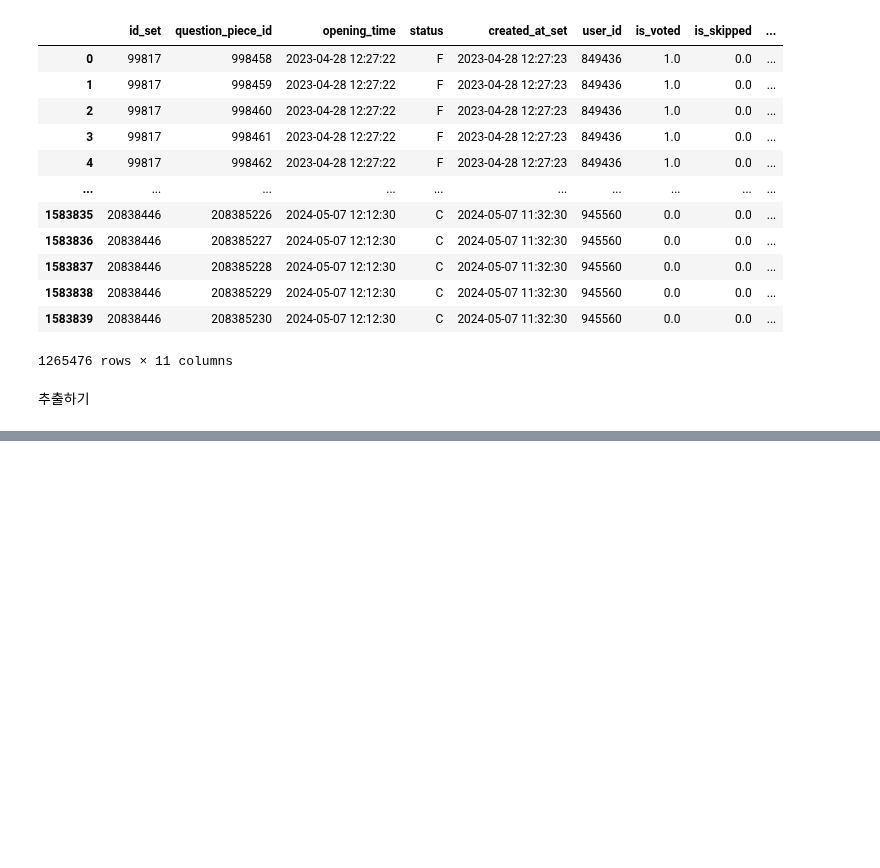
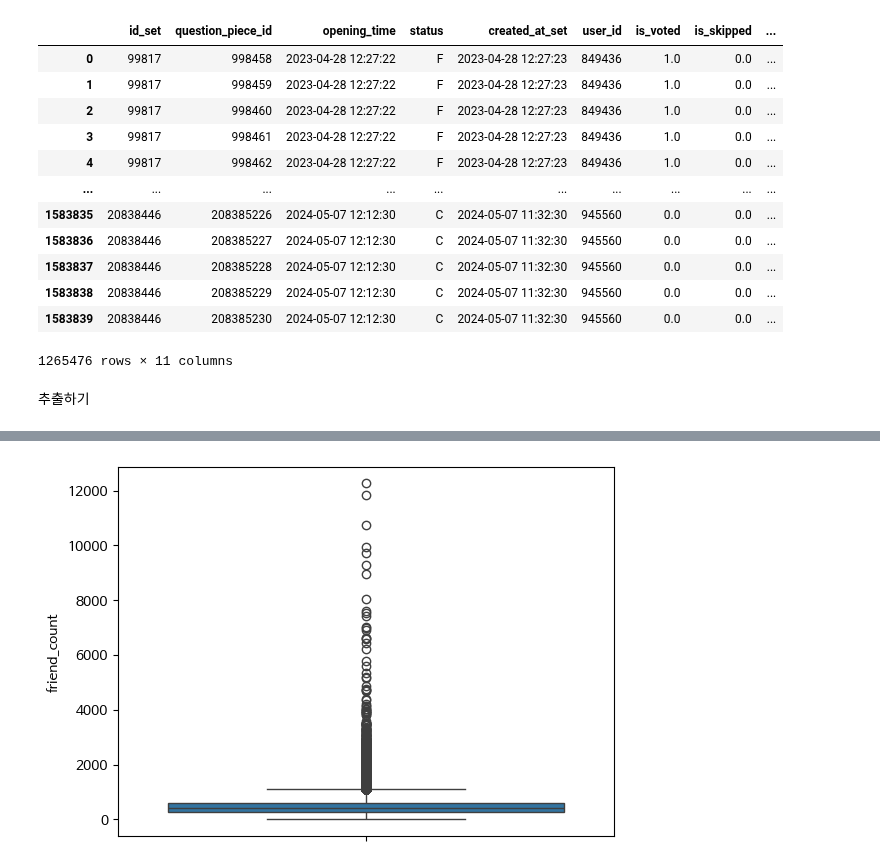
Before and after one commit to goheejieuri/final_project_team3, a Jupyter notebook: sohee.ipynb, the cells around one changed output, grey strips where cells are left out. Drawn from its saved outputs; the diff is of its cells as text; code cells hidden in the pictures; blank space fills up the shorter version.

```diff
--- a/sohee.ipynb
+++ b/sohee.ipynb
@@ -357,0 +590,2 @@ mem_con.execute("""
+# %%
+user_df['school_grade'] = user_df['school_type'] + '_' + user_df['grade'].astype('str')
@@ -357,0 +638,20 @@ mem_con.execute("""
+# %%
+user_df['friend_count'] = user_df['friend_id_list'].apply(len)
+# %%
+user_df['attendance_count'] = user_df['attendance_date_list'].apply(
+  lambda x: len(x) if isinstance(x, list) else 0
+  )
+# %%
+import ast
+
+def safe_len(x):
+    if isinstance(x, str):
+        try:
+            return len(ast.literal_eval(x))
+        except:
+            return 0
+    elif isinstance(x, list):
+        return len(x)
+    return 0
+
+user_df['attendance_count'] = user_df['attendance_date_list'].apply(safe_len)
@@ -357,0 +679,5 @@ mem_con.execute("""
+# %%
+sns.boxplot(user_df['friend_count'])
+plt.show()
+# %% [output]
+[figure, added]
```
Also changed, not shown: parts of 77 cells of this notebook.
